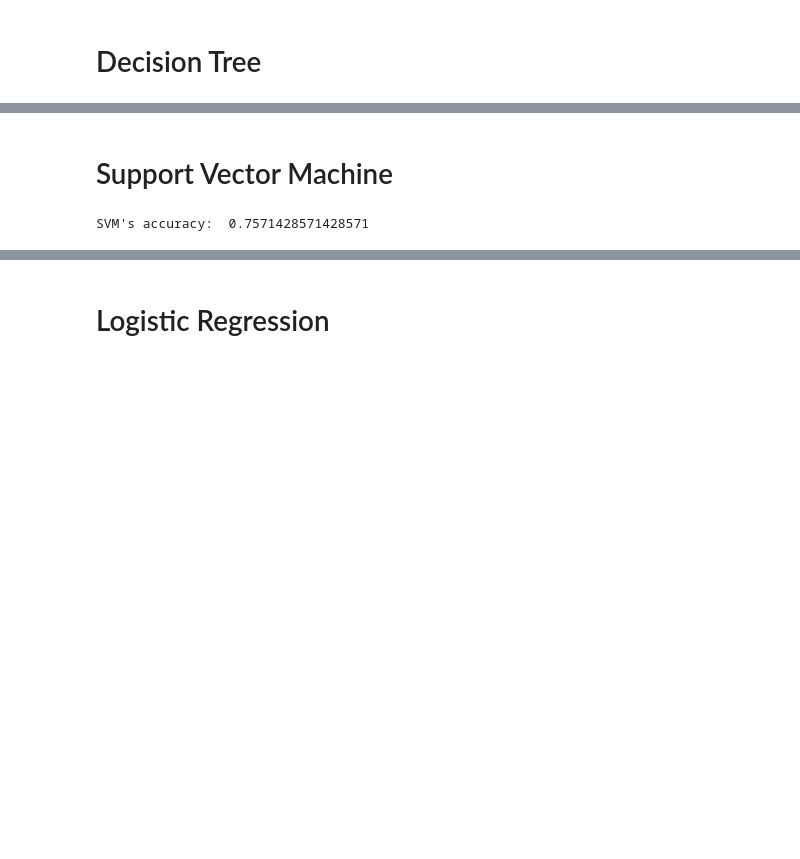
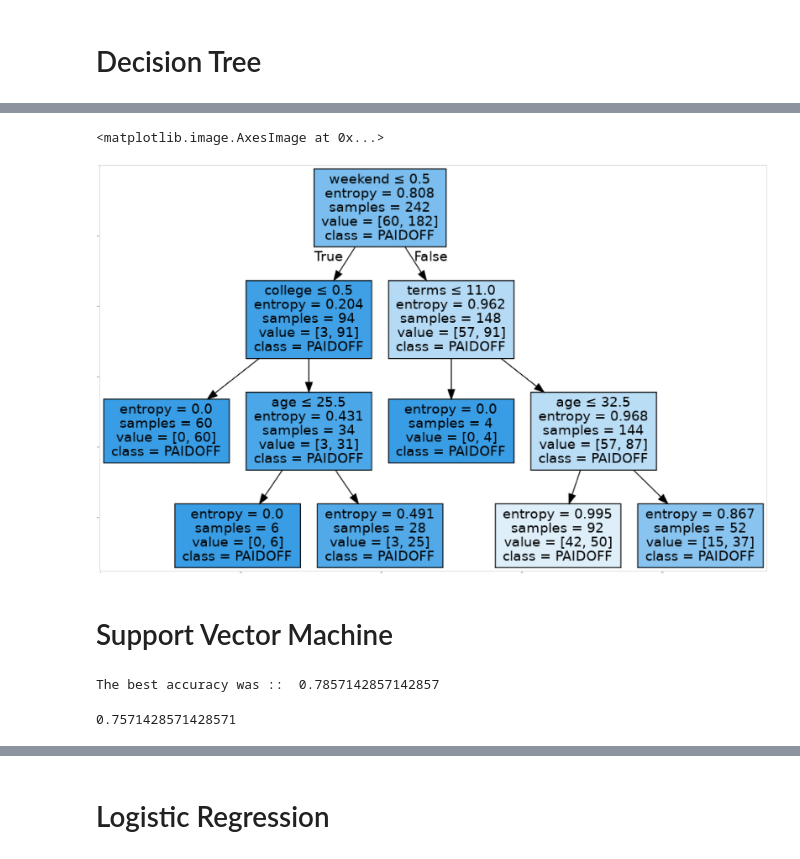
Before and after one commit to joel-collab/Coursera_capstone_project, a Jupyter notebook: Machine Learning Project by Joel.ipynb, the cells around one changed output, grey strips where cells are left out. Cells and saved outputs as stored; diff of their text form; code cells hidden in the pictures; blank space fills up the shorter version.

```diff
--- a/Machine Learning Project by Joel.ipynb
+++ b/Machine Learning Project by Joel.ipynb
@@ -349,0 +369,10 @@ from sklearn.tree import DecisionTreeClassifier
+# %%
+# Import libraries
+from sklearn.tree import DecisionTreeClassifier
+from sklearn.model_selection import train_test_split
+# split the data
+X_trainset, X_testset, y_trainset, y_testset = train_test_split(X, y, test_size=0.3, random_state=101)
+
+# Print the shape of X_trainset and y_trainset. Ensure that the dimensions match
+print("X-trainset-shape:: ", X_trainset.shape)
+print("Y-trainset-shape:: ", y_trainset.shape)
@@ -350,4 +382,6 @@ from sklearn.tree import DecisionTreeClassifier
 # %%
-drugTree = DecisionTreeClassifier(criterion="entropy", max_depth = 3)
-drugTree.fit(X_train,y_train)
-predTree = drugTree.predict(X_test)
+loanTree = DecisionTreeClassifier(criterion="entropy",max_depth=3)
+# train the model on training set
+loanTree.fit(X_trainset,y_trainset)
+#Prediction
+predTree = loanTree.predict(X_testset)
@@ -359,2 +444,22 @@ DecisionTrees's Accuracy:  0.7571428571428571
+# %%
+from sklearn.externals.six import StringIO
+import pydotplus
+import matplotlib.image as mpimg
+from sklearn import tree
+%matplotlib inline
+
+dot_data = StringIO()
+filename = "loantree.png"
+featureNames = Feature.columns[:]
+targetNames = df["loan_status"].unique().tolist()
+out=tree.export_graphviz(loanTree,feature_names=featureNames, out_file=dot_data, class_names= np.unique(y_trainset), filled=True,  special_characters=True,rotate=False)
+graph = pydotplus.graph_from_dot_data(dot_data.getvalue())
+graph.write_png(filename)
+img = mpimg.imread(filename)
+plt.figure(figsize=(100, 200))
+plt.imshow(img,interpolation='nearest')
+# %% [output]
+<matplotlib.image.AxesImage at 0x...>
+[figure, added]
 # %% [markdown]
 # Support Vector Machine
@@ -363,8 +466,33 @@ from sklearn import svm
-# %%
-clf = svm.SVC(kernel='linear')
-clf.fit(X_train, y_train)
-yhat_svm = clf.predict(X_test)
-from sklearn.metrics import classification_report, confusion_matrix
-print("SVM's accuracy: ", metrics.accuracy_score(y_test, yhat_svm))
-# %% [output]
-SVM's accuracy:  0.7571428571428571
+# %%
+from sklearn.model_selection import train_test_split
+X_trainset, X_testset, y_trainset, y_testset = train_test_split( X, y, test_size=0.2, random_state=4)
+
+from sklearn import svm
+
+knls = ['linear', 'rbf', 'sigmoid']
+mean_accuracy = np.zeros((len(knls)))
+for kernel in knls:
+    clf = svm.SVC(kernel=kernel)
+    clf.fit(X_trainset, y_trainset)
+    svm_predict = clf.predict(X_testset)
+    mean_accuracy[knls.index(kernel)] = metrics.accuracy_score(y_testset, svm_predict)
+
+print( "The best accuracy was :: ", mean_accuracy.max())
+# %% [output]
+The best accuracy was ::  0.7857142857142857
+# %%
+# Using rbf kernel
+from sklearn.model_selection import train_test_split
+X_trainset, X_testset, y_trainset, y_testset = train_test_split( X, y, test_size=0.2, random_state=4)
+
+from sklearn import svm
+clf = svm.SVC(kernel='rbf')
+clf.fit(X_trainset, y_trainset)
+
+svm_pred = clf.predict(X_testset)
+svm_pred [0:5]
+
+from sklearn.metrics import jaccard_similarity_score
+jaccard_similarity_score(y_testset, svm_pred)
+# %% [output]
+0.7571428571428571
```
Also changed, not shown: parts of 30 cells of this notebook.
